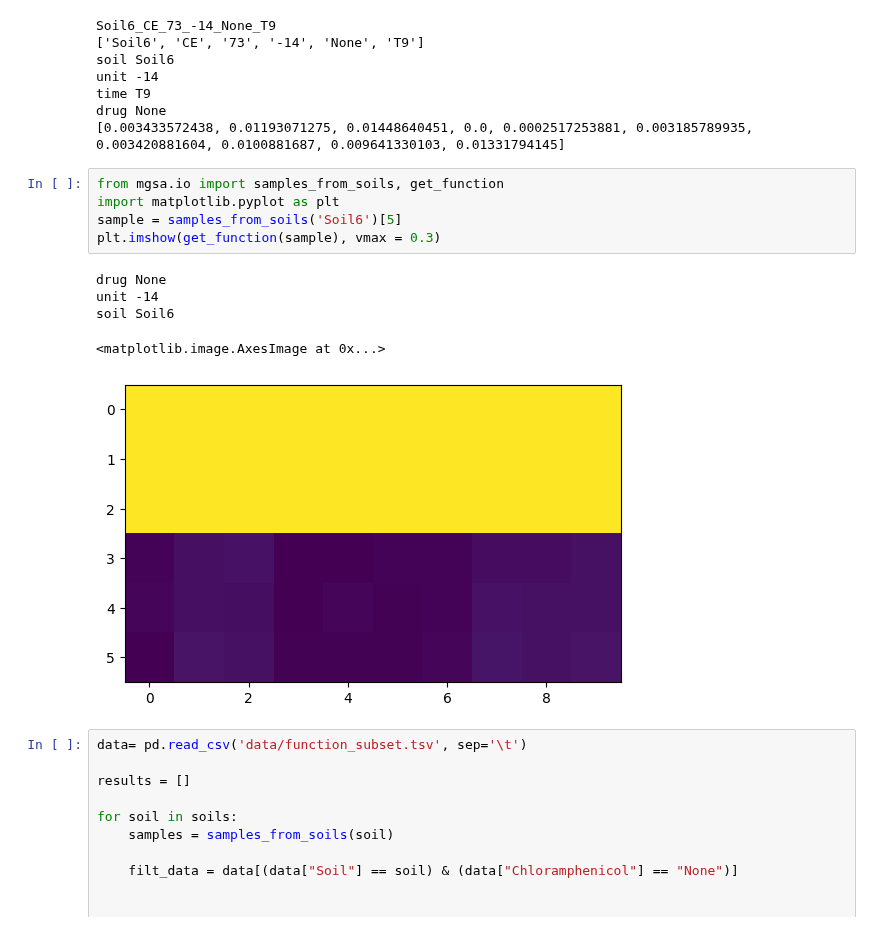
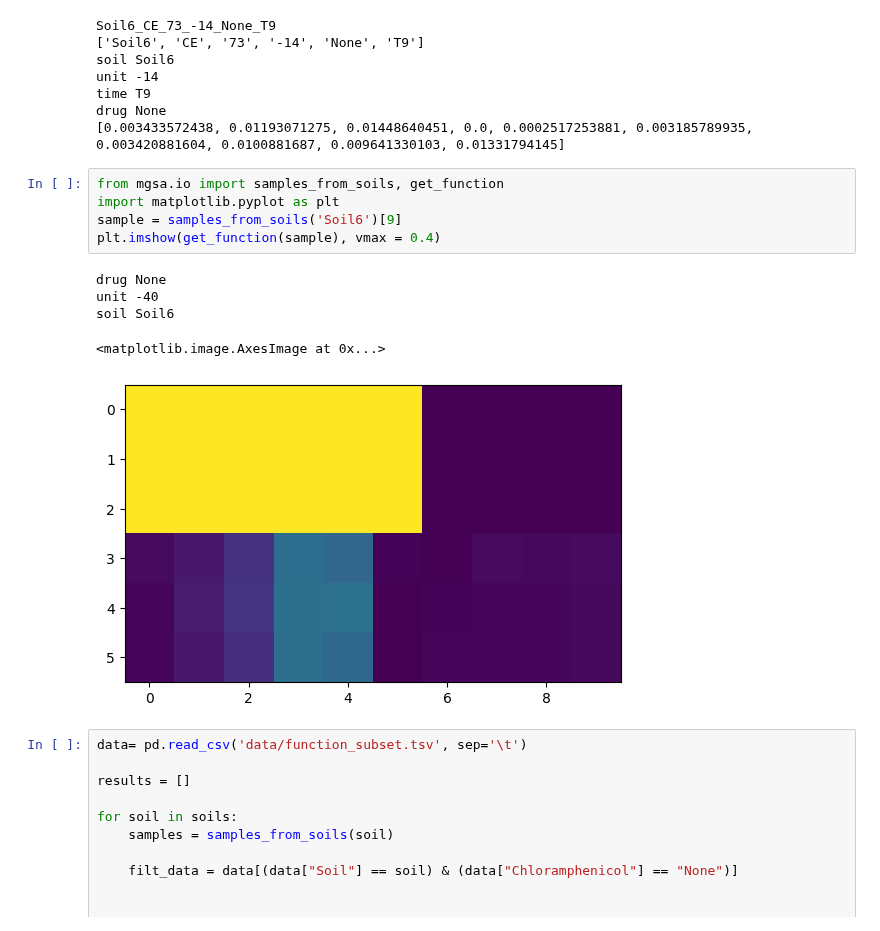
Before and after one commit to AddisonHowe/soil-metagenomics, a Jupyter notebook: notebooks/organization.ipynb, the cells around one changed output. Cells and saved outputs as stored; diff of their text form.

Commit message:
curvefitting

```diff
--- a/notebooks/organization.ipynb
+++ b/notebooks/organization.ipynb
@@ -1459,14 +1459,14 @@ drug None
 # %%
 from mgsa.io import samples_from_soils, get_function
 import matplotlib.pyplot as plt
-sample = samples_from_soils('Soil6')[5]
-plt.imshow(get_function(sample), vmax = 0.3)
+sample = samples_from_soils('Soil6')[9]
+plt.imshow(get_function(sample), vmax = 0.4)
 # %% [output]
 drug None
-unit -14
+unit -40
 soil Soil6
 <matplotlib.image.AxesImage at 0x...>
-[figure, old version]
+[figure, new version]
 # %%
 data= pd.read_csv('data/function_subset.tsv', sep='\t')
 
```
Also changed, not shown: 3 other files.
